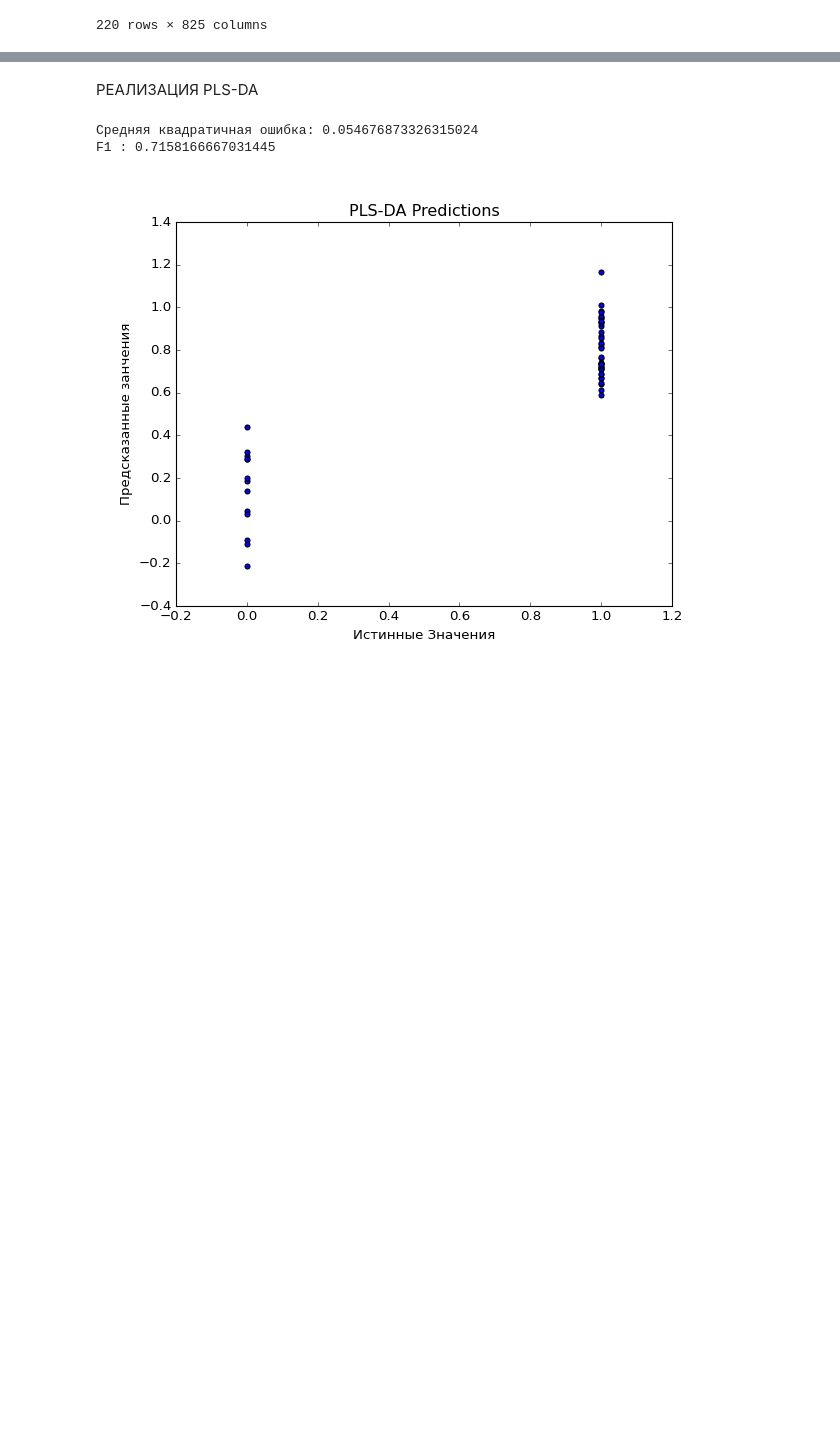
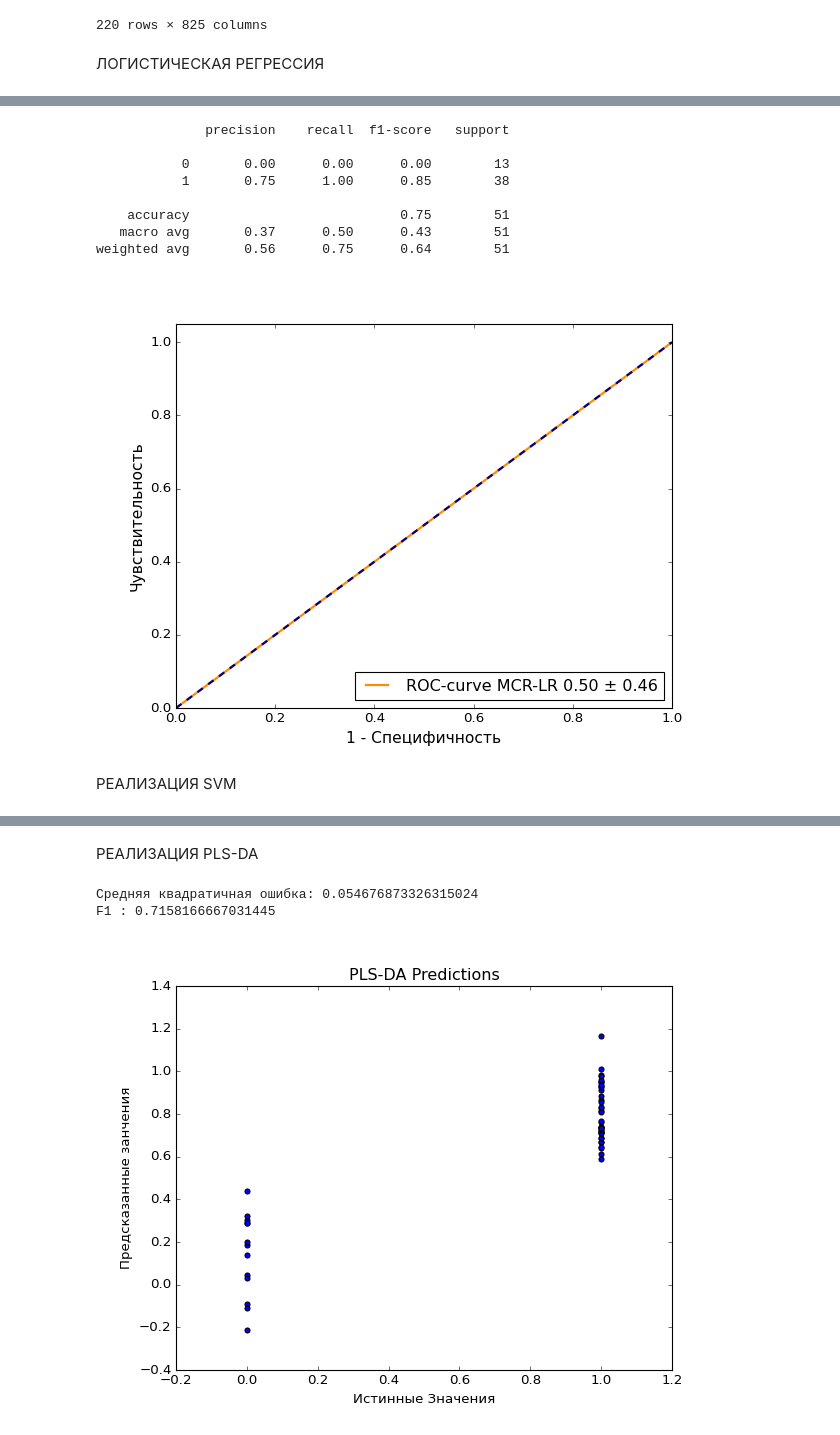
Before and after one commit to len-oks/Classificator_CHF, a Jupyter notebook: ВКР_под_статью.ipynb, the cells around one changed output, grey strips where cells are left out. Drawn from its saved outputs; the diff is of its cells as text; code cells hidden in the pictures; blank space fills up the shorter version.

```diff
--- a/ВКР_под_статью.ipynb
+++ b/ВКР_под_статью.ipynb
@@ -336,3 +336,37 @@ X_s_train
 | 233 | 0.087781 | 0.115653 | 0.144496 | 0.174310 | 0.205095 | 0.236850 | 0.269577 | 0.303274 | 0.343829 | 0.381085 | ... | ... |
 | 234 | 0.068333 | 0.137997 | 0.205009 | 0.269371 | 0.331083 | 0.390143 | 0.446553 | 0.500312 | 0.550011 | 0.598837 | ... | ... |
 220 rows × 825 columns
+# %% [markdown]
+ЛОГИСТИЧЕСКАЯ РЕГРЕССИЯ
+# %%
+from sklearn.linear_model import LogisticRegression
+from sklearn.model_selection import train_test_split
+from sklearn.metrics import classification_report
+
+#Обучение модели логистической регрессии
+model = LogisticRegression()
+model.fit(X_c_train_12, y_c_train_12)
+
+#Предсказание на тестовой выборке
+y_pred = model.predict(X_c_test_12)
+
+#Оценка качества модели
+accuracy_log = model.score(X_c_test_12, y_c_test_12)
+print(classification_report(y_c_test_12, y_pred))
+
+# Строим ROC-кривую
+fpr_lr, tpr_lr, _ = roc_curve(y_c_test_12, y_pred)
+roc_auc_log = auc(fpr_lr, tpr_lr)
+std_auc_log = np.std(fpr)
+
+plt.figure(figsize=(8, 6))
+plt.plot(fpr_lr, tpr_lr, color='darkorange', lw=2, label=f'ROC-curve MCR-LR {roc_auc_log:.2f} ± {std_auc_log:.2f}')
+plt.plot([0, 1], [0, 1], color='navy', lw=2, linestyle='--')
+plt.xlim([0.0, 1.0])
+plt.ylim([0.0, 1.05])
+plt.xlabel('1 - Специфичность', fontsize=14)
+plt.ylabel('Чувствительность', fontsize=14)
+#plt.title('Receiver Operating Characteristic')
+plt.legend(loc="lower right")
+plt.show()
+# %% [output]
@@ -338,0 +376,11 @@ X_s_train
+              precision    recall  f1-score   support
+
+           0       0.00      0.00      0.00        13
+           1       0.75      1.00      0.85        38
+
+    accuracy                           0.75        51
+   macro avg       0.37      0.50      0.43        51
+weighted avg       0.56      0.75      0.64        51
+[figure, added]
+# %% [markdown]
+РЕАЛИЗАЦИЯ SVM
```
Also changed, not shown: parts of 20 cells of this notebook.
